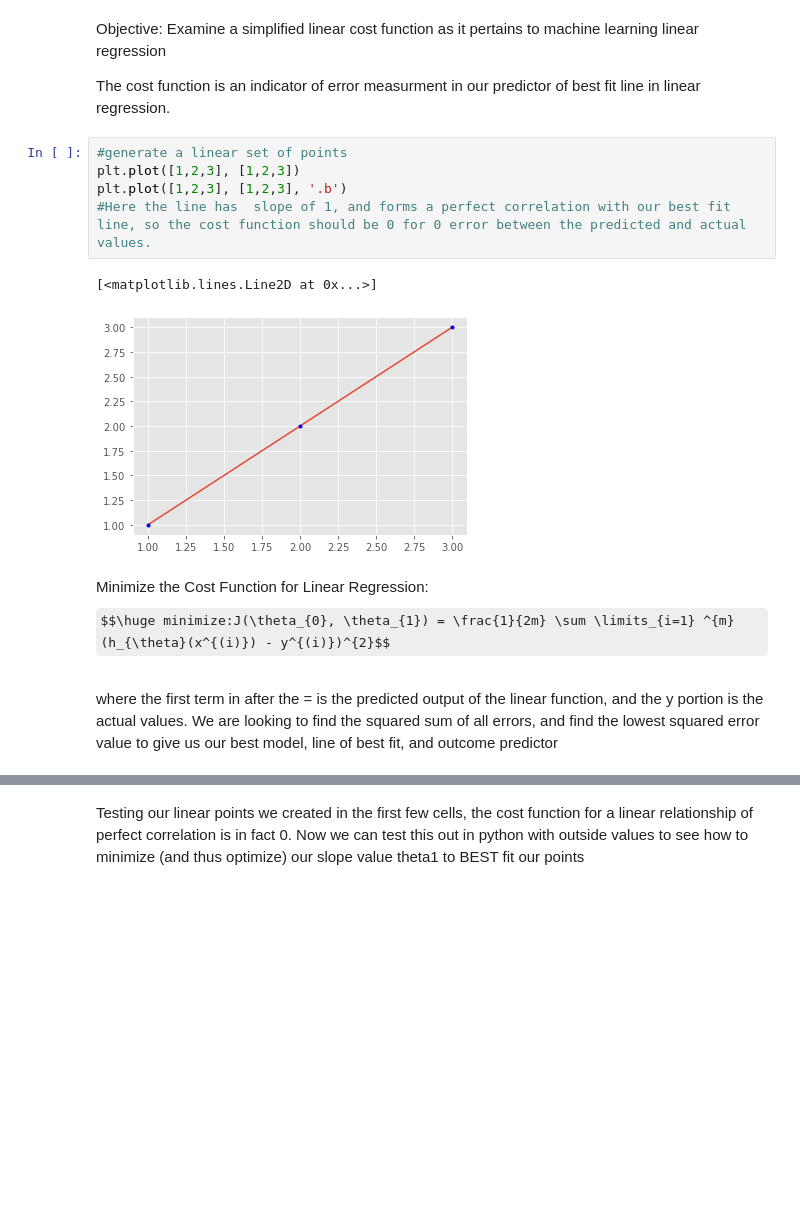
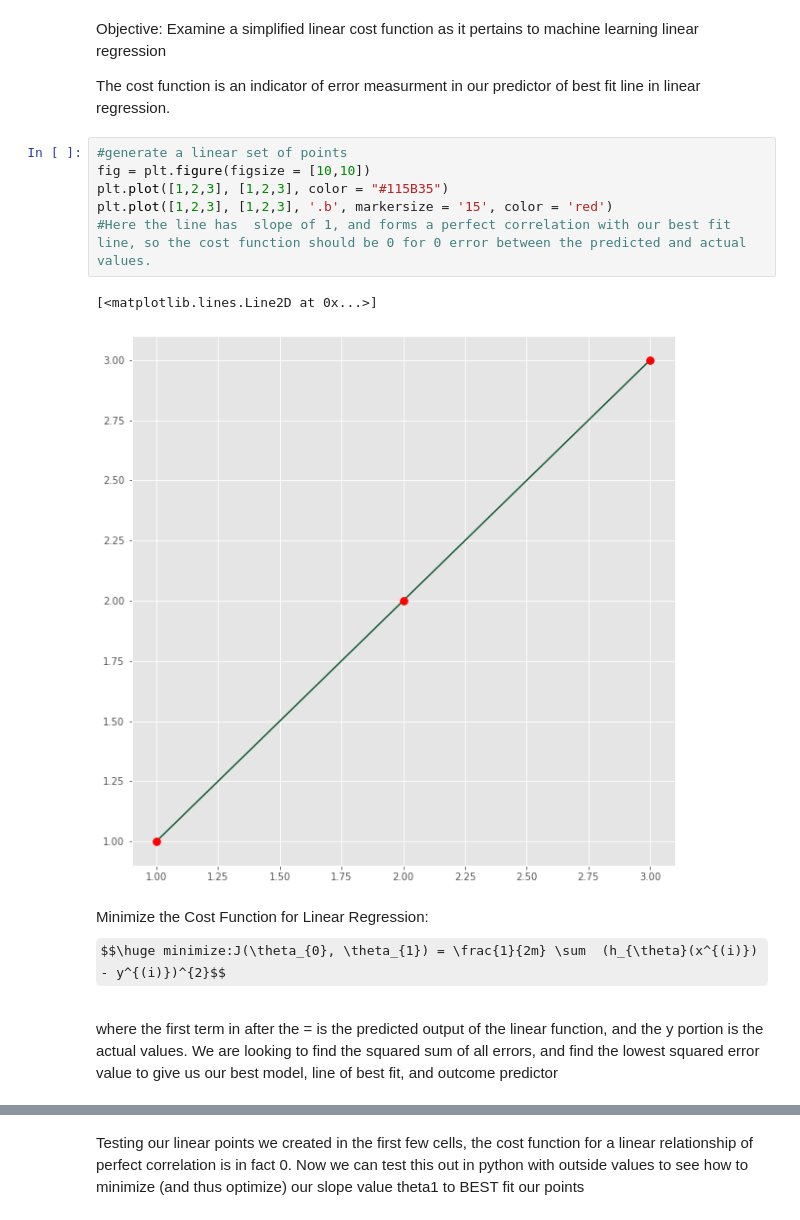
Before and after one commit to kvssea/MachineLearning, a Jupyter notebook: linear_cost_functions.ipynb, the cells around one changed output, grey strips where cells are left out. Saved outputs shown, nothing was run; the diff lists cells and outputs as text; some formulas as TeX source; blank space fills up the shorter version.

```diff
--- a/linear_cost_functions.ipynb
+++ b/linear_cost_functions.ipynb
@@ -11,14 +11,15 @@ Objective: Examine a simplified linear cost function as it pertains to machine l
 The cost function is an indicator of error measurment in our predictor of best fit line in linear regression.
 # %%
 #generate a linear set of points
-plt.plot([1,2,3], [1,2,3])
-plt.plot([1,2,3], [1,2,3], '.b')
+fig = plt.figure(figsize = [10,10])
+plt.plot([1,2,3], [1,2,3], color = "#115B35")
+plt.plot([1,2,3], [1,2,3], '.b', markersize = '15', color = 'red')
 #Here the line has  slope of 1, and forms a perfect correlation with our best fit line, so the cost function should be 0 for 0 error between the predicted and actual values.
 # %% [output]
 [<matplotlib.lines.Line2D at 0x...>]
-[figure, old version]
+[figure, new version]
 # %% [markdown]
-Minimize the Cost Function for Linear Regression: $$\huge minimize:J(\theta_{0}, \theta_{1}) = \frac{1}{2m} \sum \limits_{i=1} ^{m} (h_{\theta}(x^{(i)}) - y^{(i)})^{2}$$
+Minimize the Cost Function for Linear Regression: $$\huge minimize:J(\theta_{0}, \theta_{1}) = \frac{1}{2m} \sum  (h_{\theta}(x^{(i)}) - y^{(i)})^{2}$$
 <br>
 where the first term in after the = is the predicted output of the linear function, and the y portion is the actual values. We are looking to find the squared sum of all errors, and find the lowest squared error value to give us our best model, line of best fit, and outcome predictor
 # %% [markdown]
```
Also changed, not shown: parts of 6 cells of this notebook.
